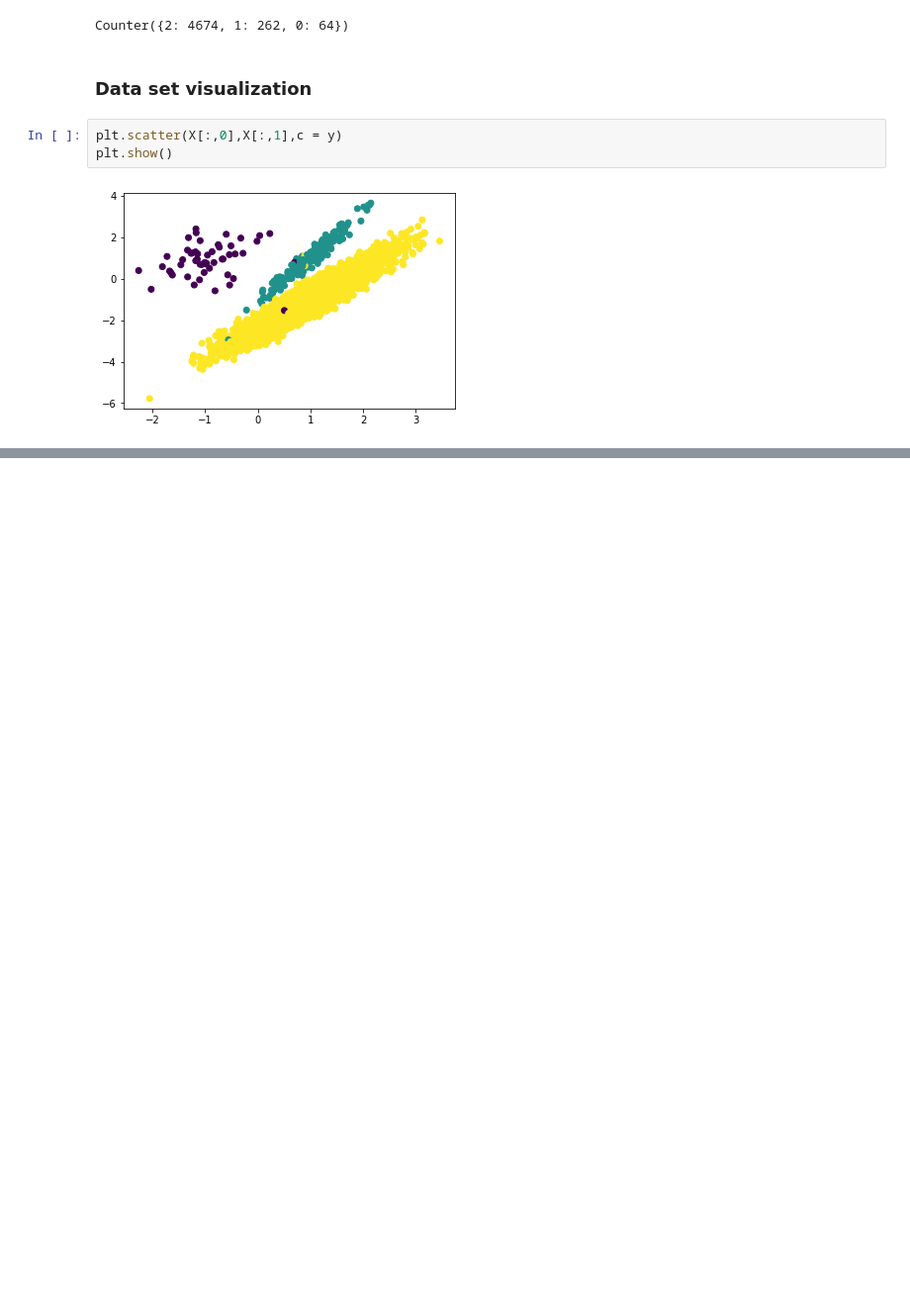
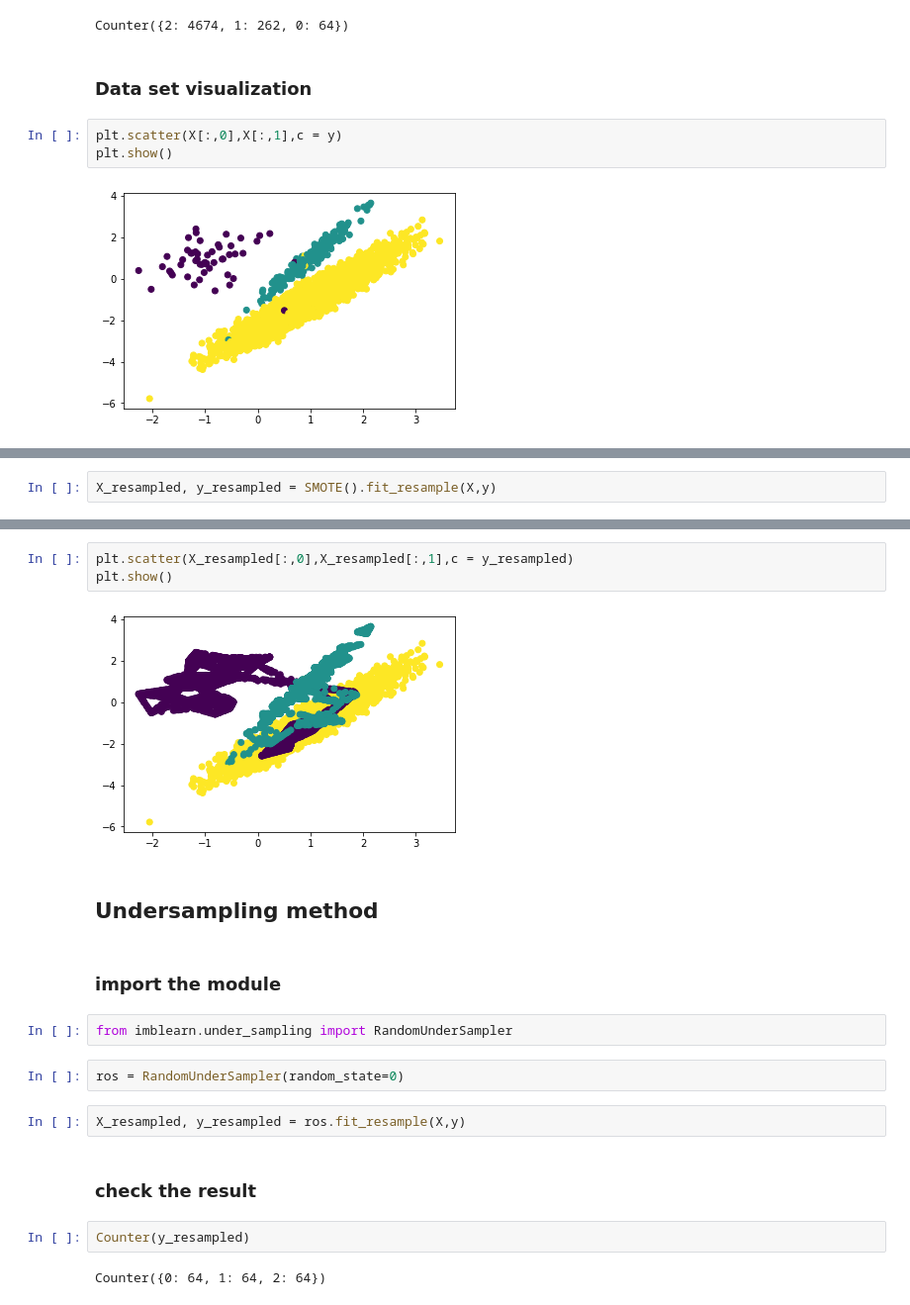
Before and after one commit to RabbitOfJnu/Machine-Learning, a Jupyter notebook: 03.Logistic Regression/02.Resolving the imbalance of category in classification.ipynb, the cells around one changed output, grey strips where cells are left out. Shown: that part at 99% size. Drawn from its saved outputs; the diff is of its cells as text; blank space fills up the shorter version.

```diff
--- a/03.Logistic Regression/02.Resolving the imbalance of category in classification.ipynb
+++ b/03.Logistic Regression/02.Resolving the imbalance of category in classification.ipynb
@@ -46,0 +82,2 @@ plt.show()
+# %%
+X_resampled, y_resampled = SMOTE().fit_resample(X,y)
@@ -46,0 +88,21 @@ plt.show()
+# %%
+plt.scatter(X_resampled[:,0],X_resampled[:,1],c = y_resampled)
+plt.show()
+# %% [output]
+[figure, added]
+# %% [markdown]
+## Undersampling method
+# %% [markdown]
+### import the module
+# %%
+from imblearn.under_sampling import RandomUnderSampler
+# %%
+ros = RandomUnderSampler(random_state=0)
+# %%
+X_resampled, y_resampled = ros.fit_resample(X,y)
+# %% [markdown]
+### check the result
+# %%
+Counter(y_resampled)
+# %% [output]
+Counter({0: 64, 1: 64, 2: 64})
```
Also changed, not shown: parts of 17 cells of this notebook.
